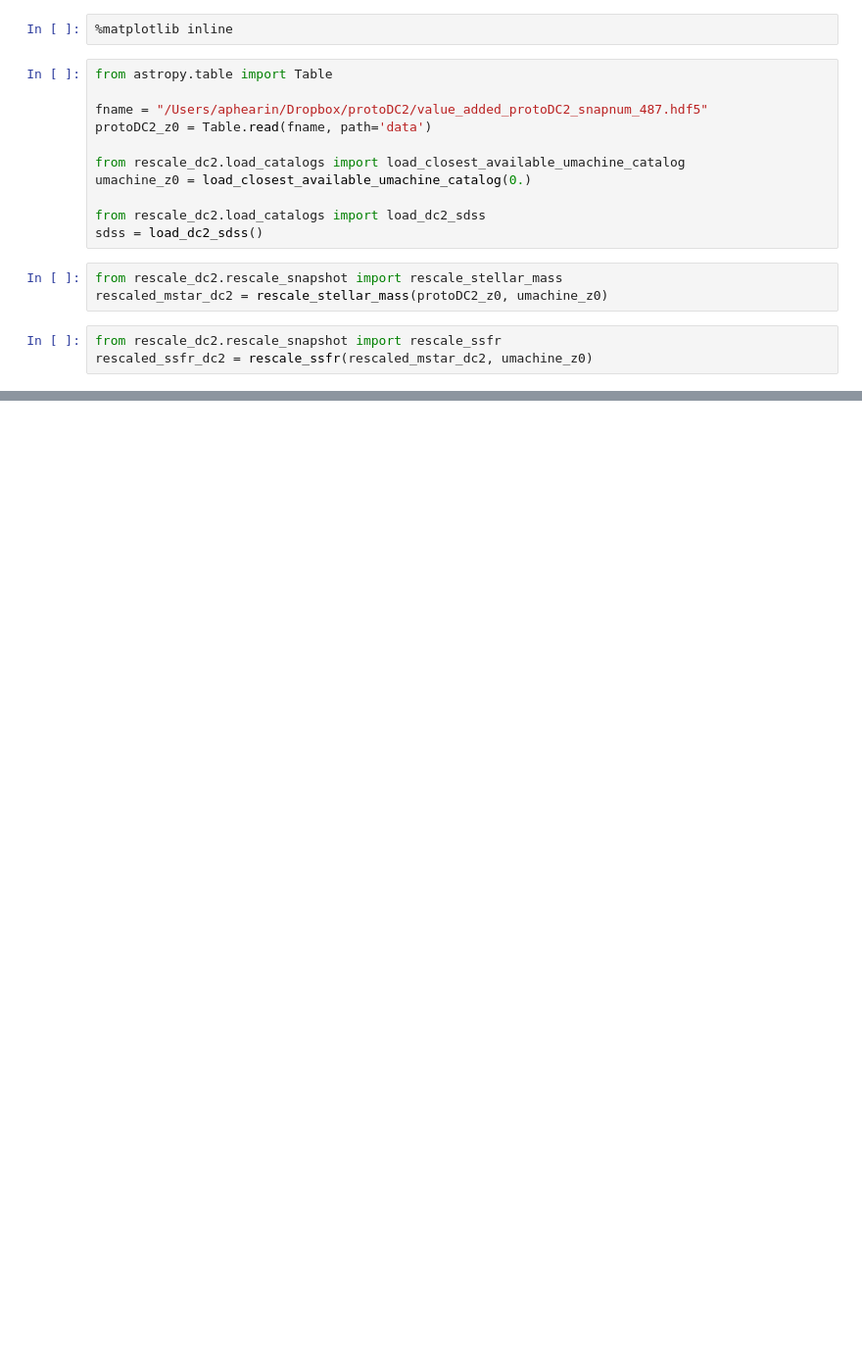
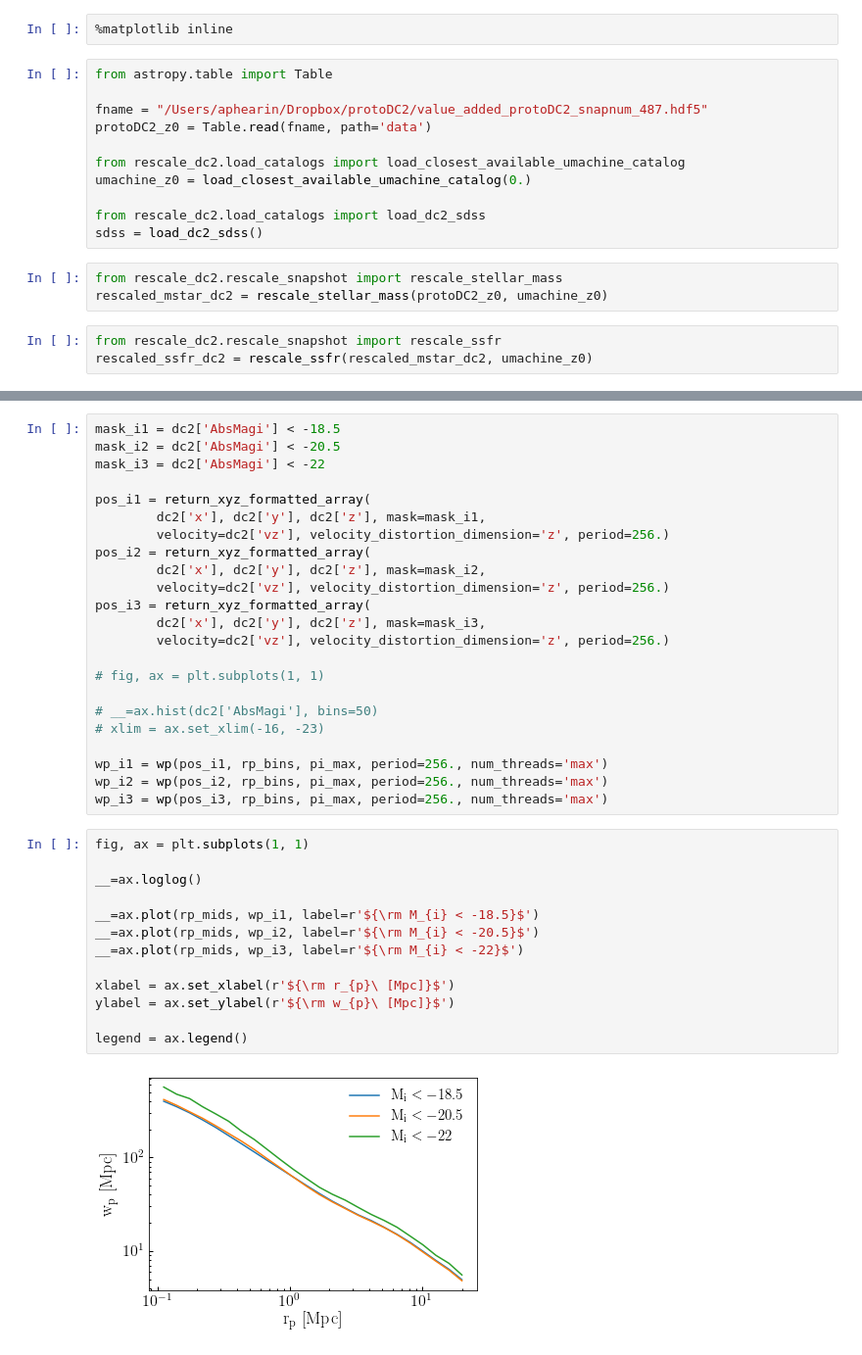
Before and after one commit to dkorytov/rescale_dc2, a Jupyter notebook: notebooks/luminosity_remapping_dev.ipynb, the cells around one changed output, grey strips where cells are left out. Shown at 98% size. Cells and saved outputs as stored; diff of their text form; blank space fills up the shorter version.

```diff
--- a/notebooks/luminosity_remapping_dev.ipynb
+++ b/notebooks/luminosity_remapping_dev.ipynb
@@ -22,0 +66,38 @@ dc2_with_colors = assign_sdss_restframe_absolute_ugriz(rescaled_ssfr_dc2, sdss)
+# %%
+mask_i1 = dc2['AbsMagi'] < -18.5
+mask_i2 = dc2['AbsMagi'] < -20.5
+mask_i3 = dc2['AbsMagi'] < -22
+
+pos_i1 = return_xyz_formatted_array(
+        dc2['x'], dc2['y'], dc2['z'], mask=mask_i1,
+        velocity=dc2['vz'], velocity_distortion_dimension='z', period=256.)
+pos_i2 = return_xyz_formatted_array(
+        dc2['x'], dc2['y'], dc2['z'], mask=mask_i2,
+        velocity=dc2['vz'], velocity_distortion_dimension='z', period=256.)
+pos_i3 = return_xyz_formatted_array(
+        dc2['x'], dc2['y'], dc2['z'], mask=mask_i3,
+        velocity=dc2['vz'], velocity_distortion_dimension='z', period=256.)
+
+# fig, ax = plt.subplots(1, 1)
+
+# __=ax.hist(dc2['AbsMagi'], bins=50)
+# xlim = ax.set_xlim(-16, -23)
+
+wp_i1 = wp(pos_i1, rp_bins, pi_max, period=256., num_threads='max')
+wp_i2 = wp(pos_i2, rp_bins, pi_max, period=256., num_threads='max')
+wp_i3 = wp(pos_i3, rp_bins, pi_max, period=256., num_threads='max')
+# %%
+fig, ax = plt.subplots(1, 1)
+
+__=ax.loglog()
+
+__=ax.plot(rp_mids, wp_i1, label=r'${\rm M_{i} < -18.5}$')
+__=ax.plot(rp_mids, wp_i2, label=r'${\rm M_{i} < -20.5}$')
+__=ax.plot(rp_mids, wp_i3, label=r'${\rm M_{i} < -22}$')
+
+xlabel = ax.set_xlabel(r'${\rm r_{p}\ [Mpc]}$')
+ylabel = ax.set_ylabel(r'${\rm w_{p}\ [Mpc]}$')
+
+legend = ax.legend()
+# %% [output]
+[figure, added]
```
Also changed, not shown: parts of 5 cells of this notebook.
